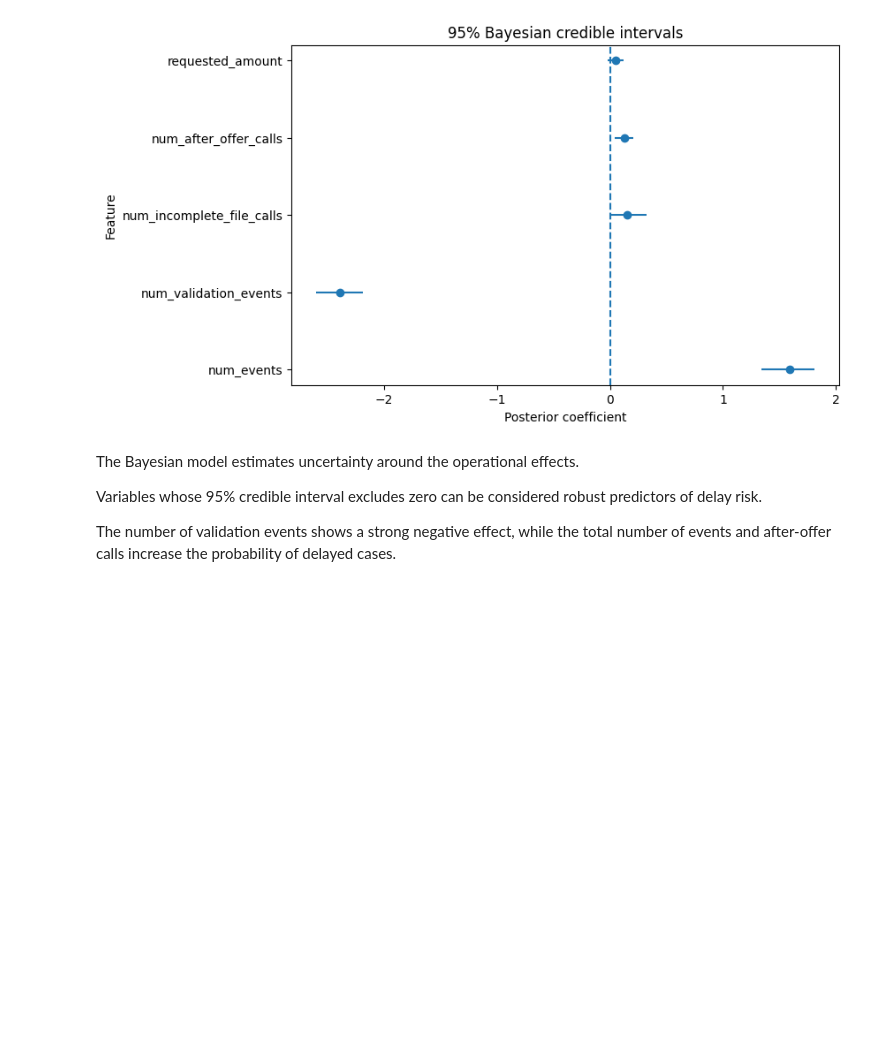
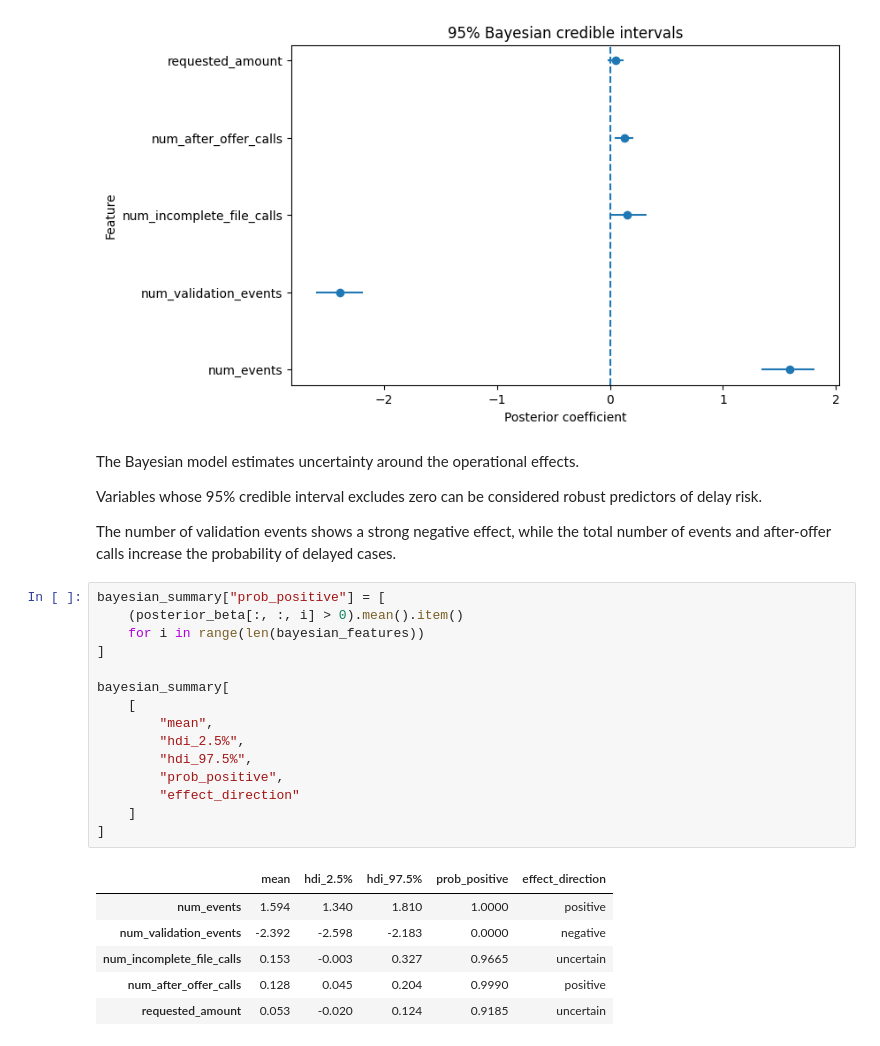
Before and after one commit to alfergal/ml-studio, a Jupyter notebook: ml/loanops/notebooks/01_eda.ipynb, the cells around one changed output. Drawn from its saved outputs; the diff is of its cells as text; blank space fills up the shorter version.

Commit message:
Add Bayesian credible interval analysis and interpretation

```diff
--- a/ml/loanops/notebooks/01_eda.ipynb
+++ b/ml/loanops/notebooks/01_eda.ipynb
@@ -765,3 +765,25 @@ The Bayesian model estimates uncertainty around the operational effects.
 Variables whose 95% credible interval excludes zero can be considered robust predictors of delay risk.
 
 The number of validation events shows a strong negative effect, while the total number of events and after-offer calls increase the probability of delayed cases.
+# %%
+bayesian_summary["prob_positive"] = [
+    (posterior_beta[:, :, i] > 0).mean().item()
+    for i in range(len(bayesian_features))
+]
+
+bayesian_summary[
+    [
+        "mean",
+        "hdi_2.5%",
+        "hdi_97.5%",
+        "prob_positive",
+        "effect_direction"
+    ]
+]
+# %% [output]
+|  | mean | hdi_2.5% | hdi_97.5% | prob_positive | effect_direction |
+| num_events | 1.594 | 1.340 | 1.810 | 1.0000 | positive |
+| num_validation_events | -2.392 | -2.598 | -2.183 | 0.0000 | negative |
+| num_incomplete_file_calls | 0.153 | -0.003 | 0.327 | 0.9665 | uncertain |
+| num_after_offer_calls | 0.128 | 0.045 | 0.204 | 0.9990 | positive |
+| requested_amount | 0.053 | -0.020 | 0.124 | 0.9185 | uncertain |
```
